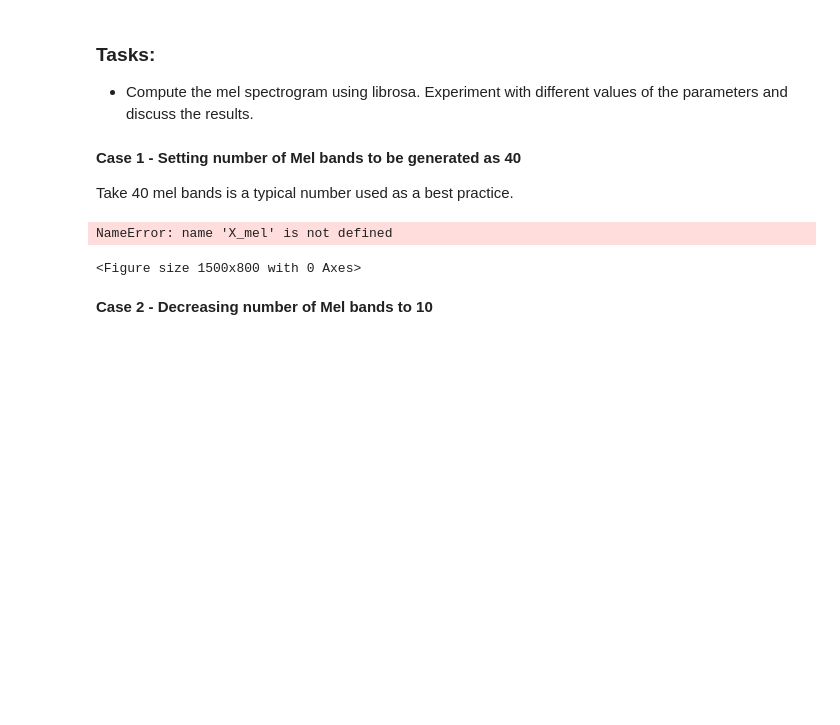
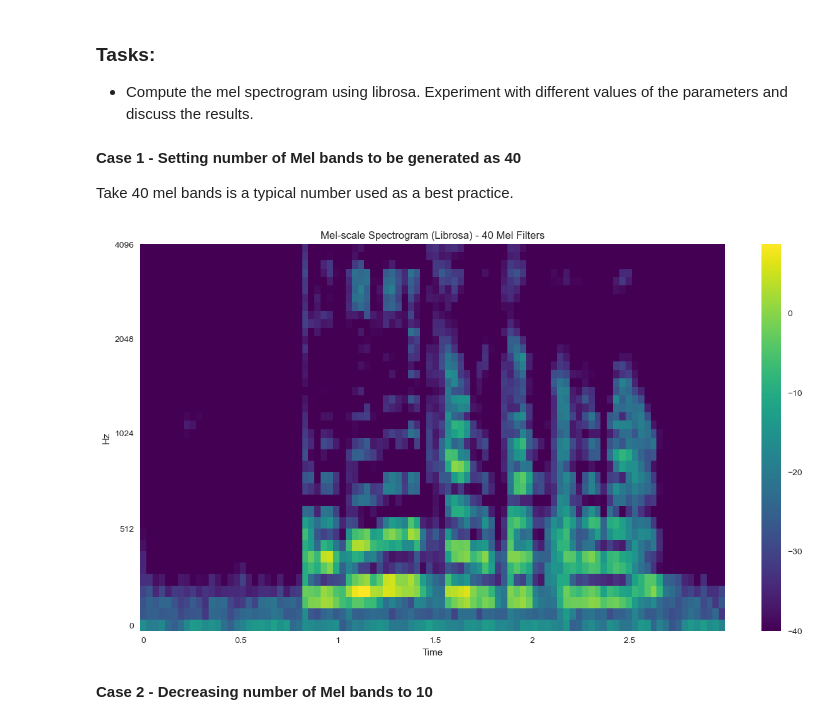
Before and after one commit to Carmenfranci/Selected, a Jupyter notebook: Lab_1_students.ipynb, the cells around one changed output. Drawn from its saved outputs; the diff is of its cells as text; code cells hidden in the pictures; blank space fills up the shorter version.

```diff
--- a/Lab_1_students.ipynb
+++ b/Lab_1_students.ipynb
@@ -778,20 +768,32 @@ Take 40 mel bands is a typical number used as a best practice.
 # %%
 # Add your code here!
 # reseting original values of frame length and hop size
 # frame_length = ...
 # hop_size = ...
 # n_mels = ...
 #
 # X_mel = librosa.feature.melspectrogram(...
 
+frame_length = 512
+hop_size = 256
+n_mels = 40
+
+X_mel = librosa.feature.melspectrogram(y=signal_slice, sr=sample_rate,
+                                       n_fft=frame_length, hop_length=hop_size,
+                                       n_mels=n_mels)
+
+
+
+
+
+
 plt.figure(figsize=(15,8));
 librosa.display.specshow(librosa.power_to_db(X_mel), sr=sample_rate, hop_length=hop_size, x_axis='time', y_axis='mel', fmax=sample_rate/2, cmap='viridis');
 plt.clim(-40,None);
 plt.colorbar();
 plt.title('Mel-scale Spectrogram (Librosa) - 40 Mel Filters');
 # %% [output]
-NameError: name 'X_mel' is not defined
-<Figure size 1500x800 with 0 Axes>
+[figure, added]
 # %% [markdown]
 **Case 2 - Decreasing number of Mel bands to 10**
 # %%
```
Also changed, not shown: parts of 3 cells of this notebook, 2 other files.
